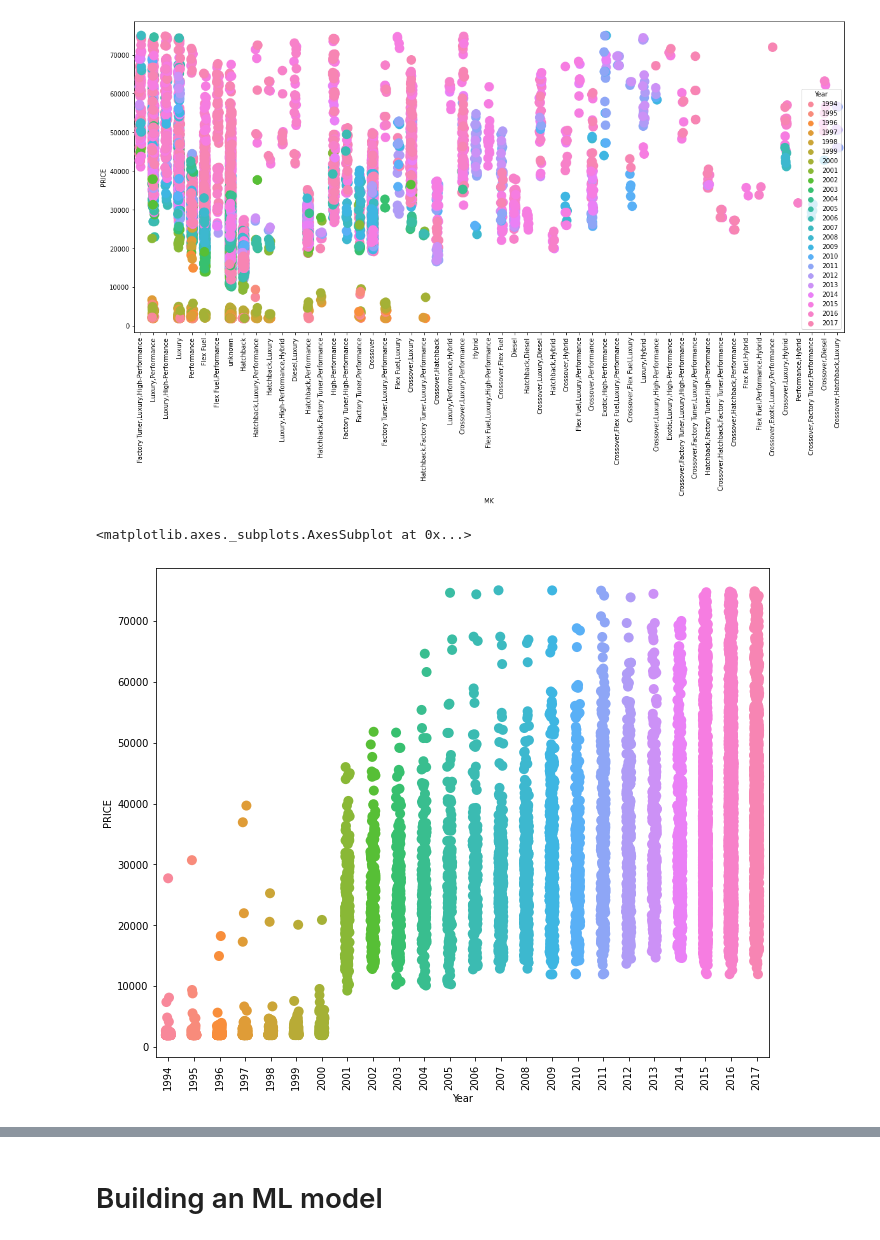
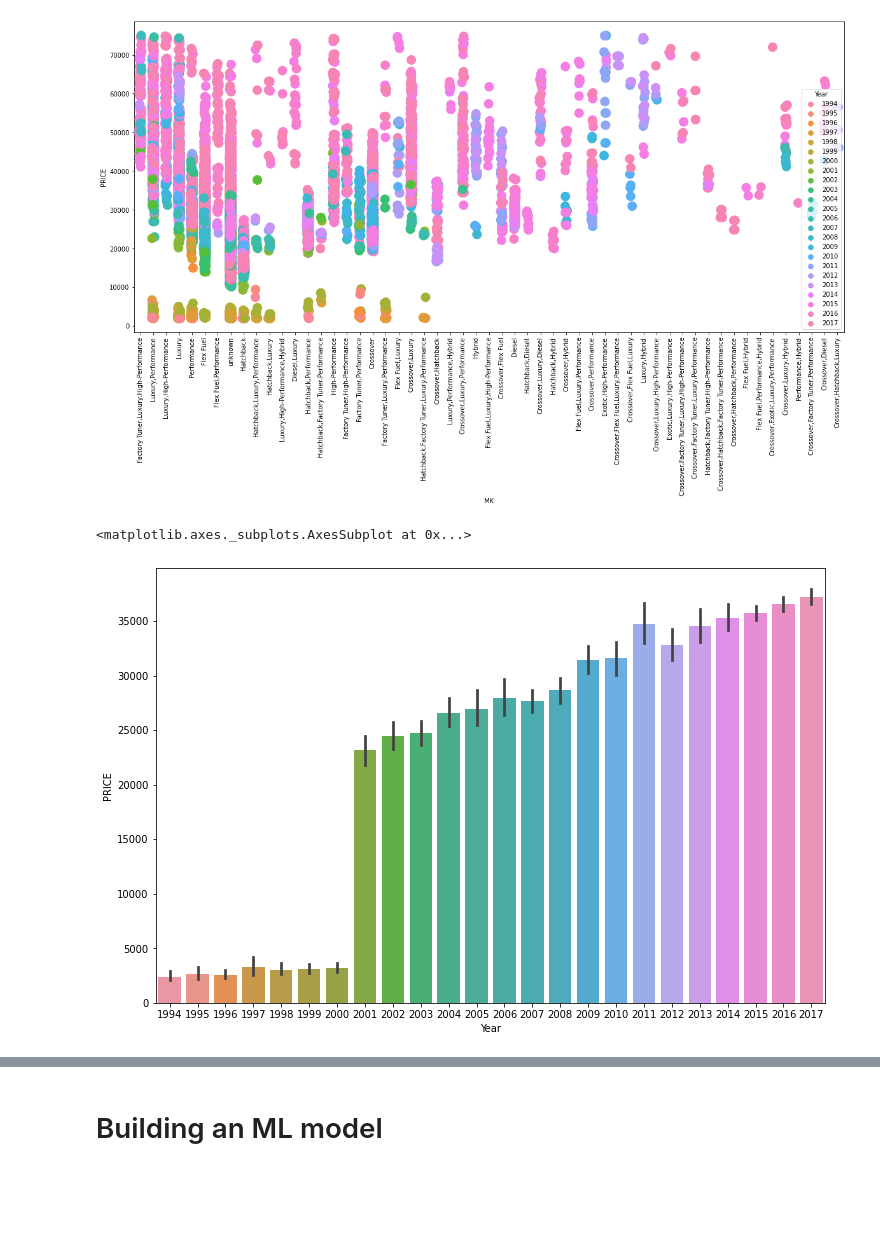
Before and after one commit to Sahiti99/EDA-on-cardata, a Jupyter notebook: Untitled1.ipynb, the cells around one changed output, grey strips where cells are left out. Saved outputs shown, nothing was run; the diff lists cells and outputs as text; code cells hidden in the pictures; blank space fills up the shorter version.

```diff
--- a/Untitled1.ipynb
+++ b/Untitled1.ipynb
@@ -419,11 +419,9 @@ sns.stripplot(x=df["MK"],y=df["PRICE"],size=15,hue=df['Year'])
 # %% [output]
 <matplotlib.axes._subplots.AxesSubplot at 0x...>
 [figure]
-# %%
-size=(11,9)
-plt.subplots(figsize=size)
-plt.xticks(rotation=90)
-sns.stripplot(x=df['Year'],y=df['PRICE'],size=10)
-# %% [output]
-<matplotlib.axes._subplots.AxesSubplot at 0x...>
-[figure, removed]
+# %%
+plt.figure(figsize=(12,8))
+sns.barplot(df['Year'],df['PRICE'])
+# %% [output]
+<matplotlib.axes._subplots.AxesSubplot at 0x...>
+[figure, added]
```
Also changed, not shown: parts of 14 cells of this notebook.
